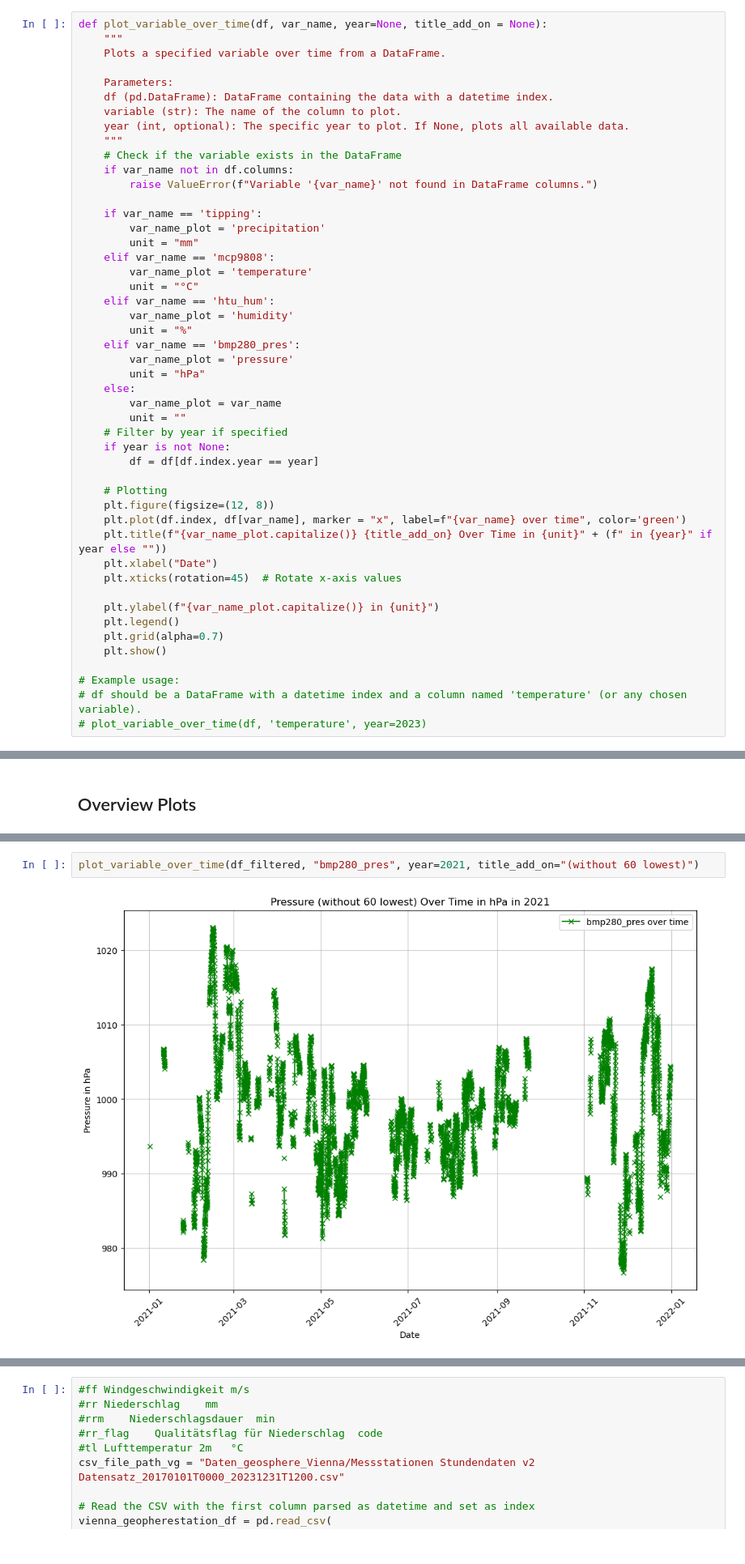
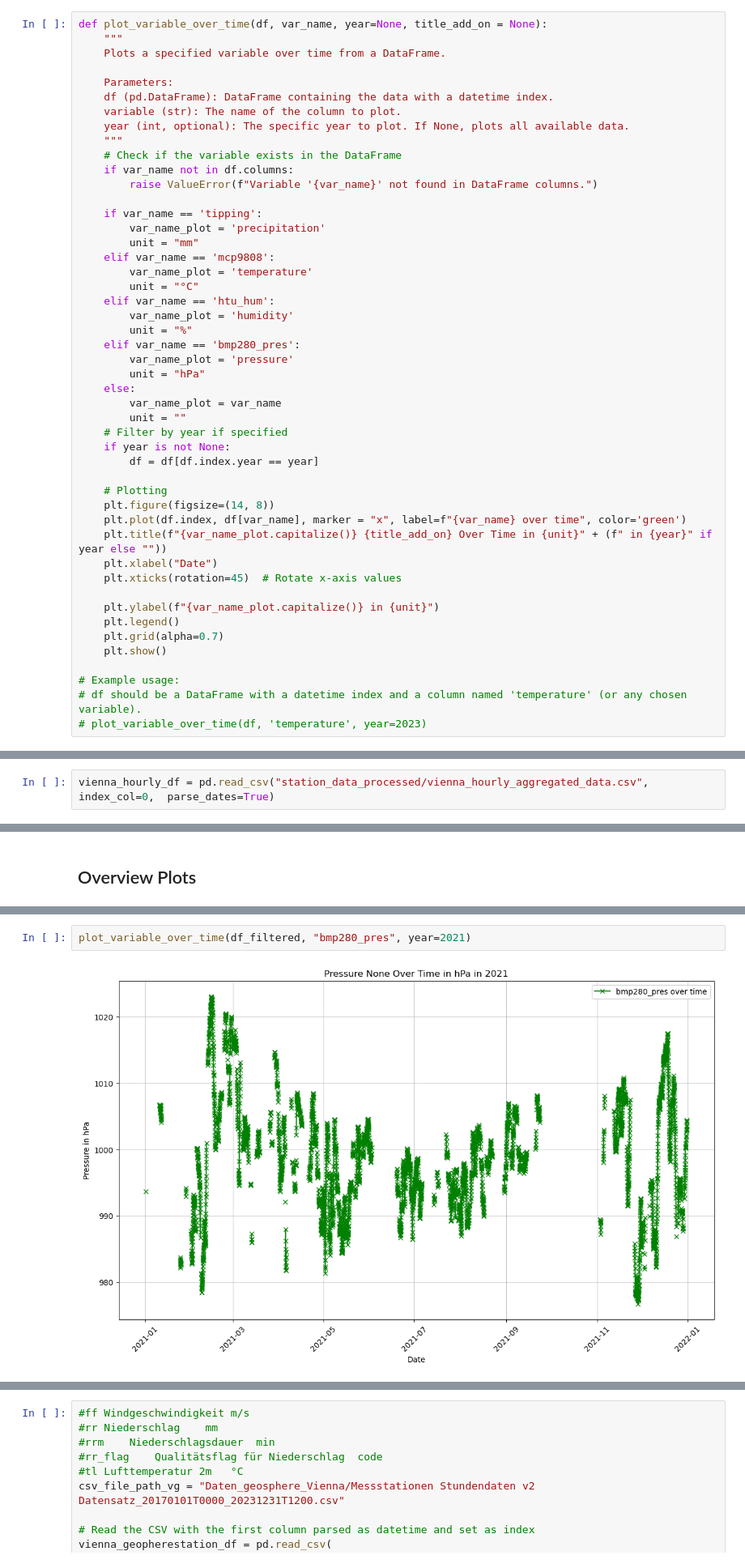
Before and after one commit to Ferdinand1123/digital-twin-for-weather-station, a Jupyter notebook: vienna.ipynb, the cells around one changed output, grey strips where cells are left out. Shown at 81% size. Saved outputs shown, nothing was run; the diff lists cells and outputs as text.

Commit message:
Vienna Station overview

```diff
--- a/vienna.ipynb
+++ b/vienna.ipynb
@@ -331,7 +331,7 @@ def plot_variable_over_time(df, var_name, year=None, title_add_on = None):
         df = df[df.index.year == year]
 
     # Plotting
-    plt.figure(figsize=(12, 8))
+    plt.figure(figsize=(14, 8))
     plt.plot(df.index, df[var_name], marker = "x", label=f"{var_name} over time", color='green')
     plt.title(f"{var_name_plot.capitalize()} {title_add_on} Over Time in {unit}" + (f" in {year}" if year else ""))
     plt.xlabel("Date")
@@ -355,5 +355,7 @@ vienna_processed_df.index = pd.to_datetime(vienna_processed_df.index, errors='co
 
 # Apply the  aggregation
 vienna_hourly_df = apply_aggregation(vienna_processed_df)
+# %%
+vienna_hourly_df = pd.read_csv("station_data_processed/vienna_hourly_aggregated_data.csv", index_col=0,  parse_dates=True)
 # %%
 vienna_hourly_df.dropna(how='all', axis=1, inplace=True)
@@ -571,5 +573,5 @@ plot_variable_over_time(df_filtered, "bmp280_pres", year=None, title_add_on="(wi
 # %%
-plot_variable_over_time(df_filtered, "bmp280_pres", year=2021, title_add_on="(without 60 lowest)")
+plot_variable_over_time(df_filtered, "bmp280_pres", year=2021)
 # %% [output]
-[figure, old version]
+[figure, new version]
 # %% [markdown]
```
Also changed, not shown: parts of 40 cells of this notebook.
